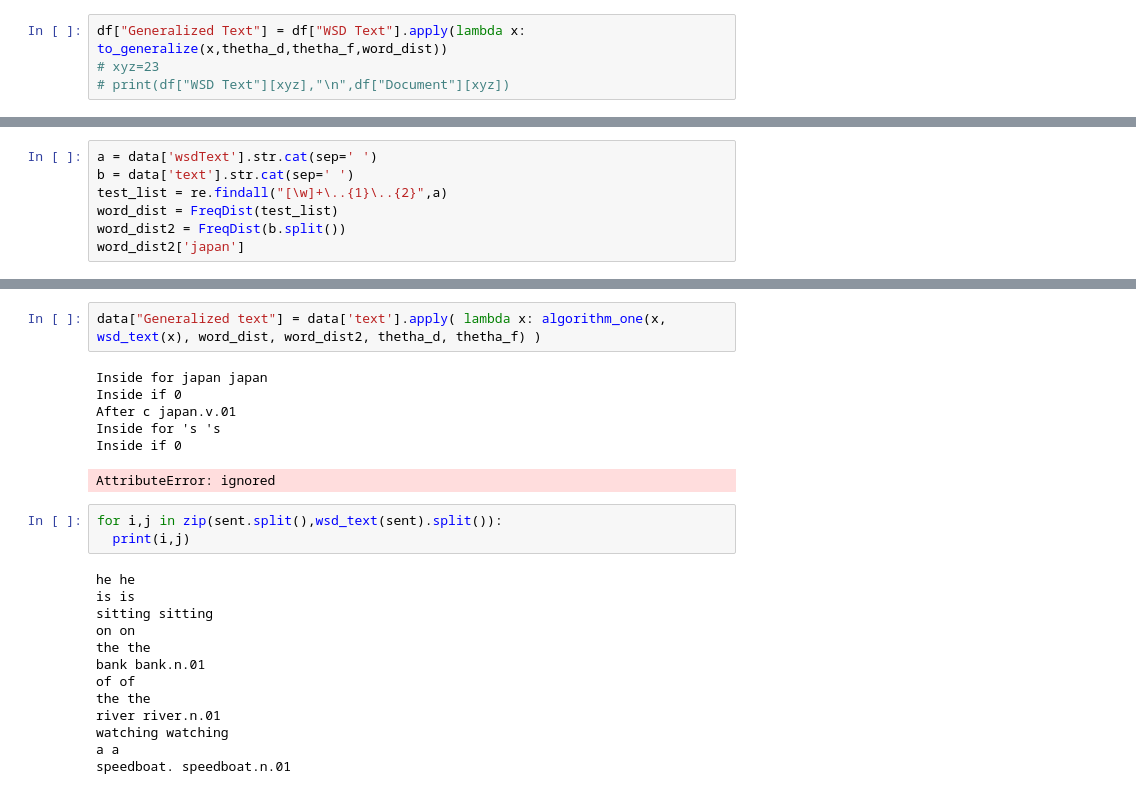
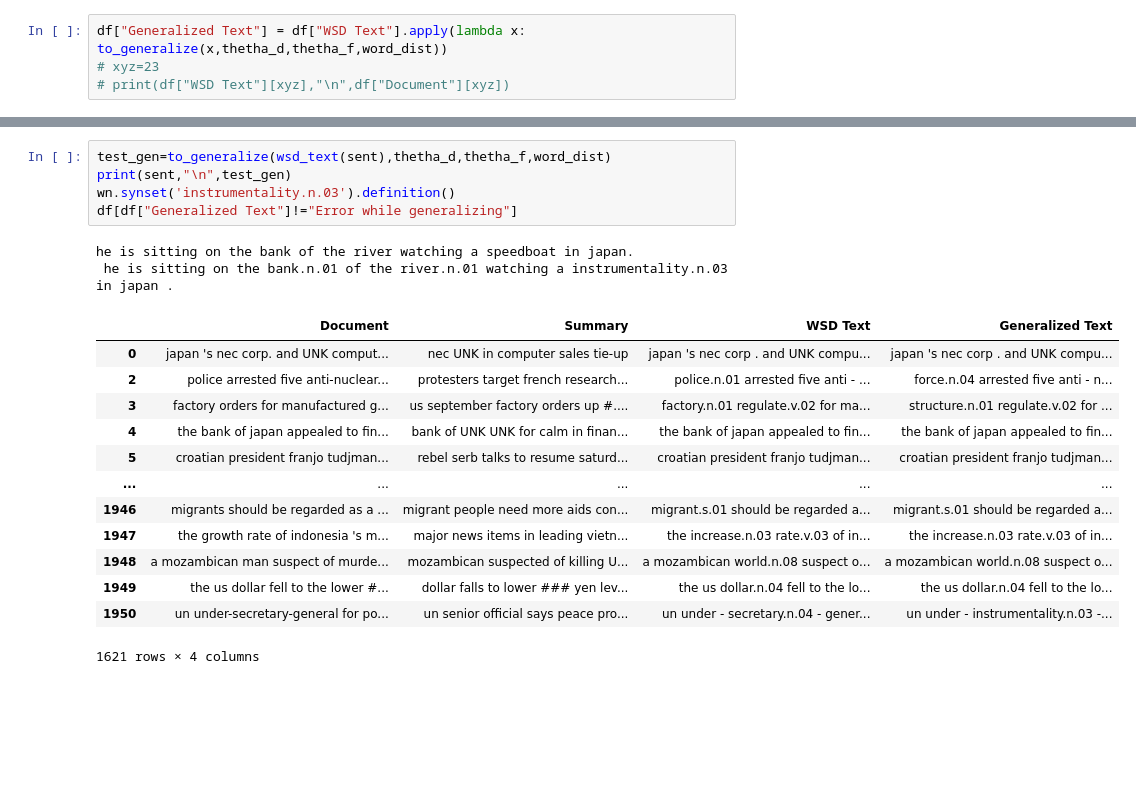
Before and after one commit to pratiksrm99/Abstractive_Text_Summerization, a Jupyter notebook: Abstractive_TS.ipynb, the cells around one changed output, grey strips where cells are left out. Cells and saved outputs as stored; diff of their text form; blank space fills up the shorter version.

```diff
--- a/Abstractive_TS.ipynb
+++ b/Abstractive_TS.ipynb
@@ -232,7 +200,0 @@ data.head()
-# %%
-a = data['wsdText'].str.cat(sep=' ')
-b = data['text'].str.cat(sep=' ')
-test_list = re.findall("[\w]+\..{1}\..{2}",a)
-word_dist = FreqDist(test_list)
-word_dist2 = FreqDist(b.split())
-word_dist2['japan']
@@ -271,25 +201,21 @@ def algorithm_one(text,wsd_text,wsd_freq,text_freq,thetha_d,thetha_f):
-# %%
-data["Generalized text"] = data['text'].apply( lambda x: algorithm_one(x, wsd_text(x), word_dist, word_dist2, thetha_d, thetha_f) )
-# %% [output]
-Inside for japan japan
-Inside if 0
-After c japan.v.01
-Inside for 's 's
-Inside if 0
-AttributeError: ignored
-# %%
-for i,j in zip(sent.split(),wsd_text(sent).split()):
-  print(i,j)
-# %% [output]
-he he
-is is
-sitting sitting
-on on
-the the
-bank bank.n.01
-of of
-the the
-river river.n.01
-watching watching
-a a
-speedboat. speedboat.n.01
+# %%
+test_gen=to_generalize(wsd_text(sent),thetha_d,thetha_f,word_dist)
+print(sent,"\n",test_gen)
+wn.synset('instrumentality.n.03').definition()
+df[df["Generalized Text"]!="Error while generalizing"]
+# %% [output]
+he is sitting on the bank of the river watching a speedboat in japan.
+ he is sitting on the bank.n.01 of the river.n.01 watching a instrumentality.n.03 in japan .
+|  | Document | Summary | WSD Text | Generalized Text |
+| 0 | japan 's nec corp. and UNK comput... | nec UNK in computer sales tie-up | japan 's nec corp . and UNK compu... | japan 's nec corp . and UNK compu... |
+| 2 | police arrested five anti-nuclear... | protesters target french research... | police.n.01 arrested five anti - ... | force.n.04 arrested five anti - n... |
+| 3 | factory orders for manufactured g... | us september factory orders up #.... | factory.n.01 regulate.v.02 for ma... | structure.n.01 regulate.v.02 for ... |
+| 4 | the bank of japan appealed to fin... | bank of UNK UNK for calm in finan... | the bank of japan appealed to fin... | the bank of japan appealed to fin... |
+| 5 | croatian president franjo tudjman... | rebel serb talks to resume saturd... | croatian president franjo tudjman... | croatian president franjo tudjman... |
+| ... | ... | ... | ... | ... |
+| 1946 | migrants should be regarded as a ... | migrant people need more aids con... | migrant.s.01 should be regarded a... | migrant.s.01 should be regarded a... |
+| 1947 | the growth rate of indonesia 's m... | major news items in leading vietn... | the increase.n.03 rate.v.03 of in... | the increase.n.03 rate.v.03 of in... |
+| 1948 | a mozambican man suspect of murde... | mozambican suspected of killing U... | a mozambican world.n.08 suspect o... | a mozambican world.n.08 suspect o... |
+| 1949 | the us dollar fell to the lower #... | dollar falls to lower ### yen lev... | the us dollar.n.04 fell to the lo... | the us dollar.n.04 fell to the lo... |
+| 1950 | un under-secretary-general for po... | un senior official says peace pro... | un under - secretary.n.04 - gener... | un under - instrumentality.n.03 -... |
+1621 rows × 4 columns
```
Also changed, not shown: parts of 16 cells of this notebook.
